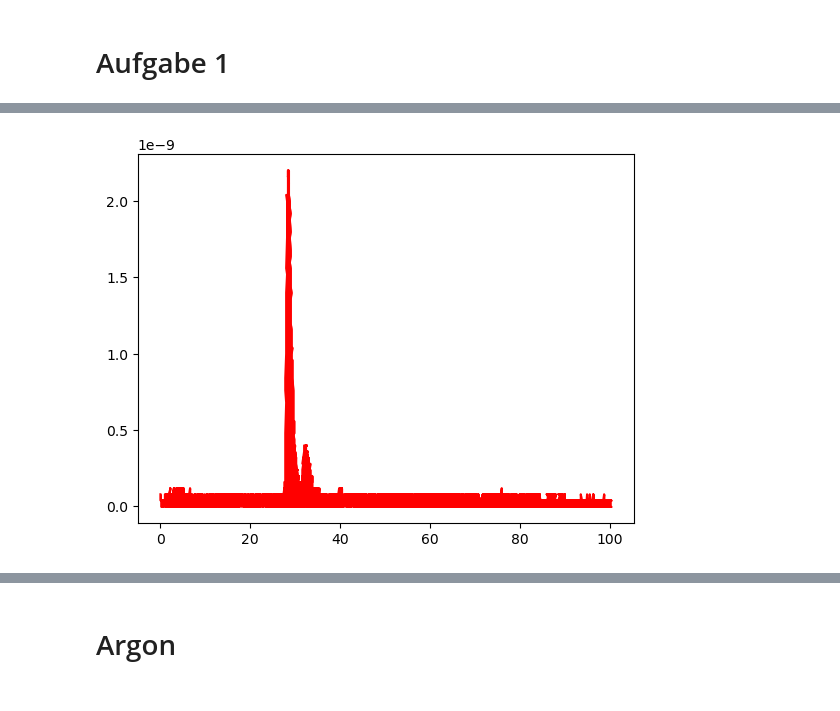
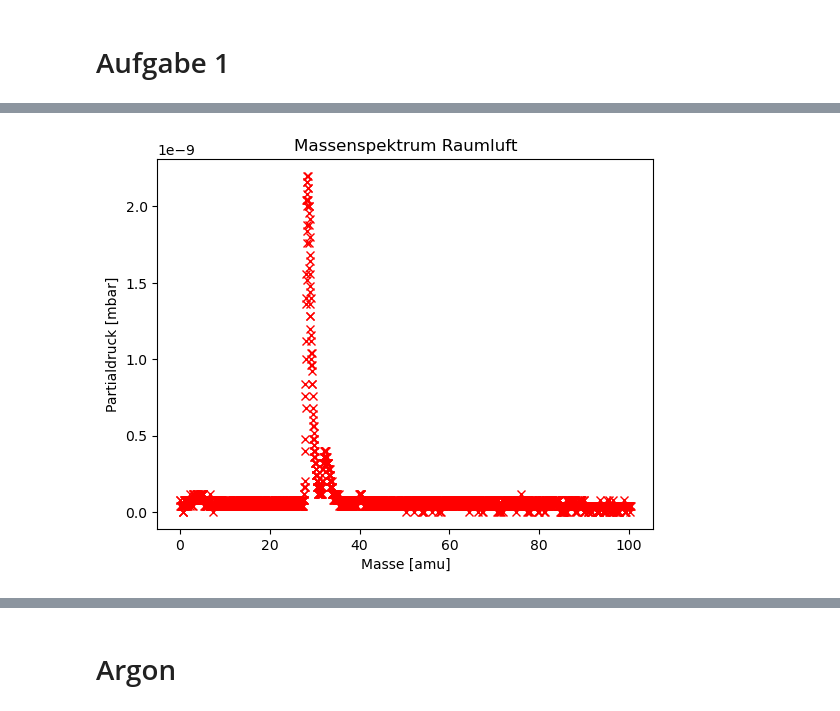
Before and after one commit to MRNock04/P3, a Jupyter notebook: Massenspektrometer/Auswertung.ipynb, the cells around one changed output, grey strips where cells are left out. Cells and saved outputs as stored; diff of their text form; code cells hidden in the pictures.

Commit message:
massenspektrometer

```diff
--- a/Massenspektrometer/Auswertung.ipynb
+++ b/Massenspektrometer/Auswertung.ipynb
@@ -8,19 +30,23 @@ import pandas as pd
 # %%
+# plotten des Luftspektrums
 air_1 = pd.read_csv('Data/Raumluft(1-50).CSV', skiprows=15)
 air_2 = pd.read_csv('Data/Raumluft(50-100).CSV', skiprows=15)
 
 air_m_1 = np.array(air_1['CH1'])[200:1807] / 2
 air_p_1 = np.array(air_1['CH2'])[200:1807] * 10 ** -10
 
 air_m_2 = np.array(air_2['CH1'])[207:1815] / 2 + 50
 air_p_2 = np.array(air_2['CH2'])[207:1815] * 10 ** -10
 
 air_m = np.concatenate((air_m_1, air_m_2))
 air_p = np.concatenate((air_p_1, air_p_2))
 
-plt.plot(air_m, air_p, 'r')
-plt.fill_between(air_m,air_p, color='r')
+plt.plot(air_m, air_p, 'rx')
 
+plt.xlabel('Masse [amu]')
+plt.ylabel('Partialdruck [mbar]')
+plt.title('Massenspektrum Raumluft')
+# plt.savefig('Raumluftspektrum.png')
 plt.show()
 # %% [output]
-[figure, old version]
+[figure, new version]
```
Also changed, not shown: parts of 5 cells of this notebook, 4 other files.
